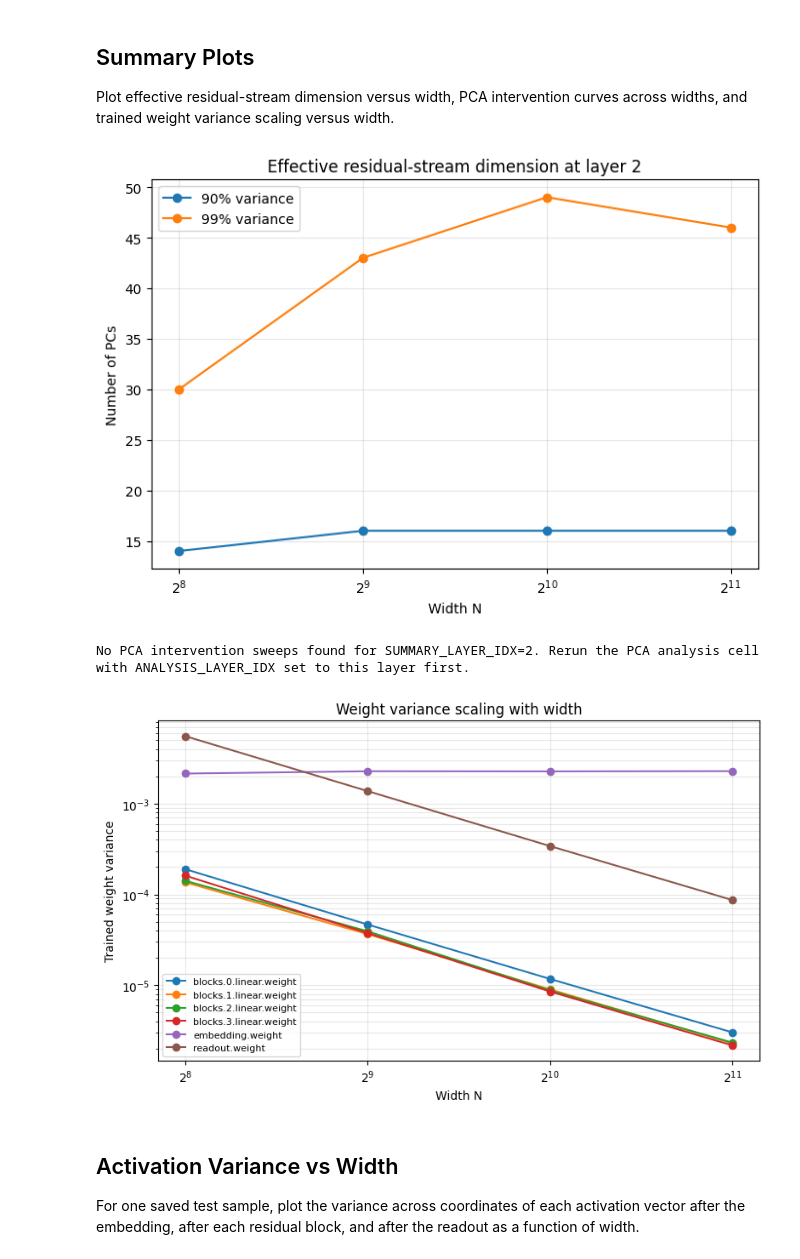
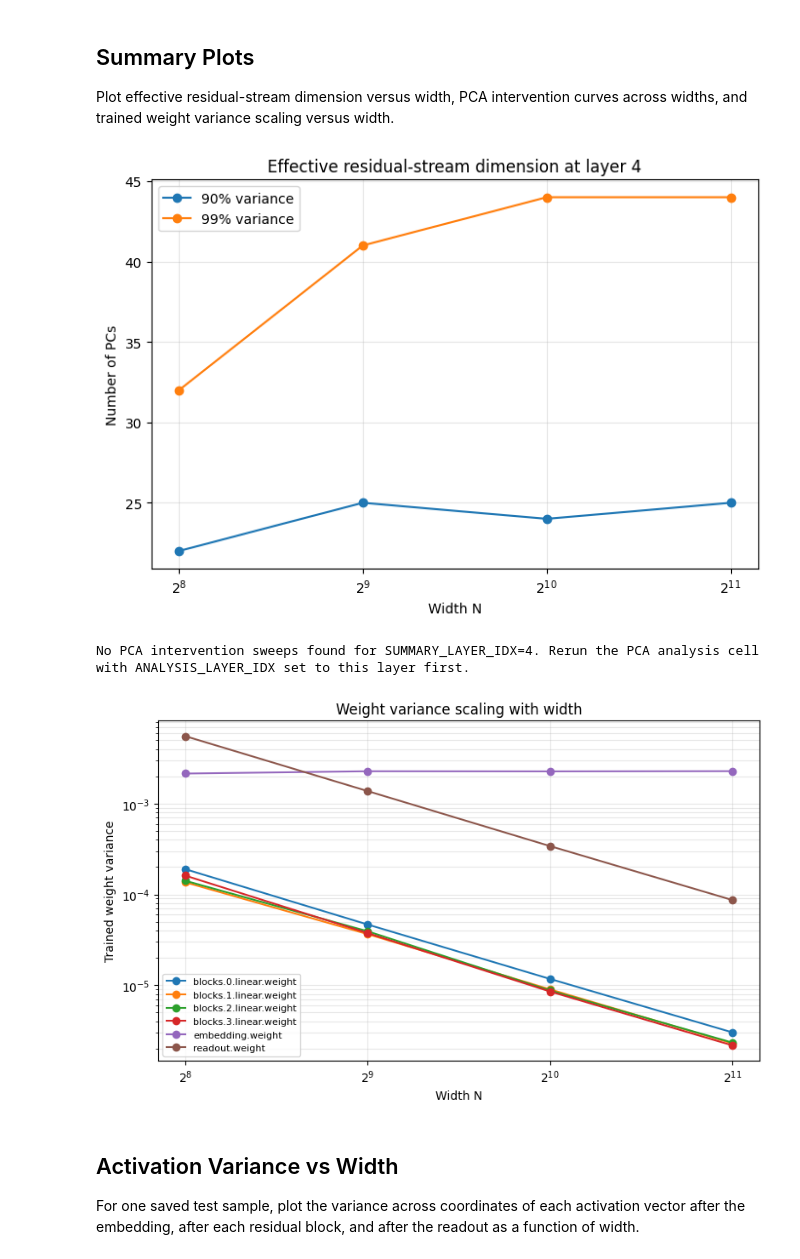
Before and after one commit to labofdoubt/feature-learning-parity-task, a Jupyter notebook: notebooks/colab_width_scaling_sgd.ipynb, the cells around one changed output. Drawn from its saved outputs; the diff is of its cells as text; code cells hidden in the pictures.

```diff
--- a/notebooks/colab_width_scaling_sgd.ipynb
+++ b/notebooks/colab_width_scaling_sgd.ipynb
@@ -287,9 +287,9 @@ from parity_net.data import ParityDataset, load_dataset
 from parity_net.train import resolve_device, resolve_dtype
 
 PCA_SAMPLES = 20_000
-CHECKPOINT_STEP = 100_000  # Use "final" or an integer step, e.g. 50000.
+CHECKPOINT_STEP = "final"  # Use "final" or an integer step, e.g. 50000.
 USE_LOG_PCA_MSE_AXIS = True
-ANALYSIS_LAYER_IDX = 0  # 0 is embedding, later indices are after residual blocks.
+ANALYSIS_LAYER_IDX = 4  # 0 is embedding, later indices are after residual blocks.
 KEEP_PCS_MIN = 0
 KEEP_PCS_MAX = 128
 KEEP_PCS_STEP = 1
@@ -500,7 +609,7 @@ N=2048: collecting activations from 20000 saved test samples
 
 Plot effective residual-stream dimension versus width, PCA intervention curves across widths, and trained weight variance scaling versus width.
 # %%
-SUMMARY_LAYER_IDX = 2
+SUMMARY_LAYER_IDX = 4
 pca_mse_scale_label = "mse_log_scale" if USE_LOG_PCA_MSE_AXIS else "mse_linear_scale"
 
 layer_rank_df = rank_df[rank_df["layer_idx"] == SUMMARY_LAYER_IDX].copy()
@@ -535,35 +644,35 @@ ax.set_title(f"PCA intervention MSE across widths, layer {SUMMARY_LAYER_IDX}")
 if USE_LOG_PCA_MSE_AXIS:
     ax.set_yscale("log")
 ax.grid(True, alpha=0.3, which="both")
 if plotted_pca_sweeps:
     ax.legend()
     fig.tight_layout()
     fig.savefig(PLOTS_DIR / f"pca_{pca_mse_scale_label}_all_sweep_by_width_layer_{SUMMARY_LAYER_IDX}.png", dpi=150)
     plt.show()
 else:
     plt.close(fig)
     print(
         f"No PCA intervention sweeps found for SUMMARY_LAYER_IDX={SUMMARY_LAYER_IDX}. "
         "Rerun the PCA analysis cell with ANALYSIS_LAYER_IDX set to this layer first."
     )
 
 fig, ax = plt.subplots(figsize=(8, 5))
 for layer, group in weight_variance_df.groupby("layer"):
     group = group.sort_values("N")
     ax.plot(group["N"], group["variance"], marker="o", label=layer)
 ax.set_xscale("log", base=2)
 ax.set_yscale("log")
 ax.set_xlabel("Width N")
 ax.set_ylabel("Trained weight variance")
 ax.set_title("Weight variance scaling with width")
 ax.grid(True, alpha=0.3, which="both")
 ax.legend(fontsize=8)
 fig.tight_layout()
 fig.savefig(PLOTS_DIR / f"weight_variance_vs_width_layer_{SUMMARY_LAYER_IDX}.png", dpi=150)
 plt.show()
 # %% [output]
-[figure, old version]
+[figure, new version]
-No PCA intervention sweeps found for SUMMARY_LAYER_IDX=2. Rerun the PCA analysis cell with ANALYSIS_LAYER_IDX set to this layer first.
+No PCA intervention sweeps found for SUMMARY_LAYER_IDX=4. Rerun the PCA analysis cell with ANALYSIS_LAYER_IDX set to this layer first.
 [figure]
 # %% [markdown]
 ## Activation Variance vs Width
```
Also changed, not shown: parts of 24 cells of this notebook, 9 other files.
